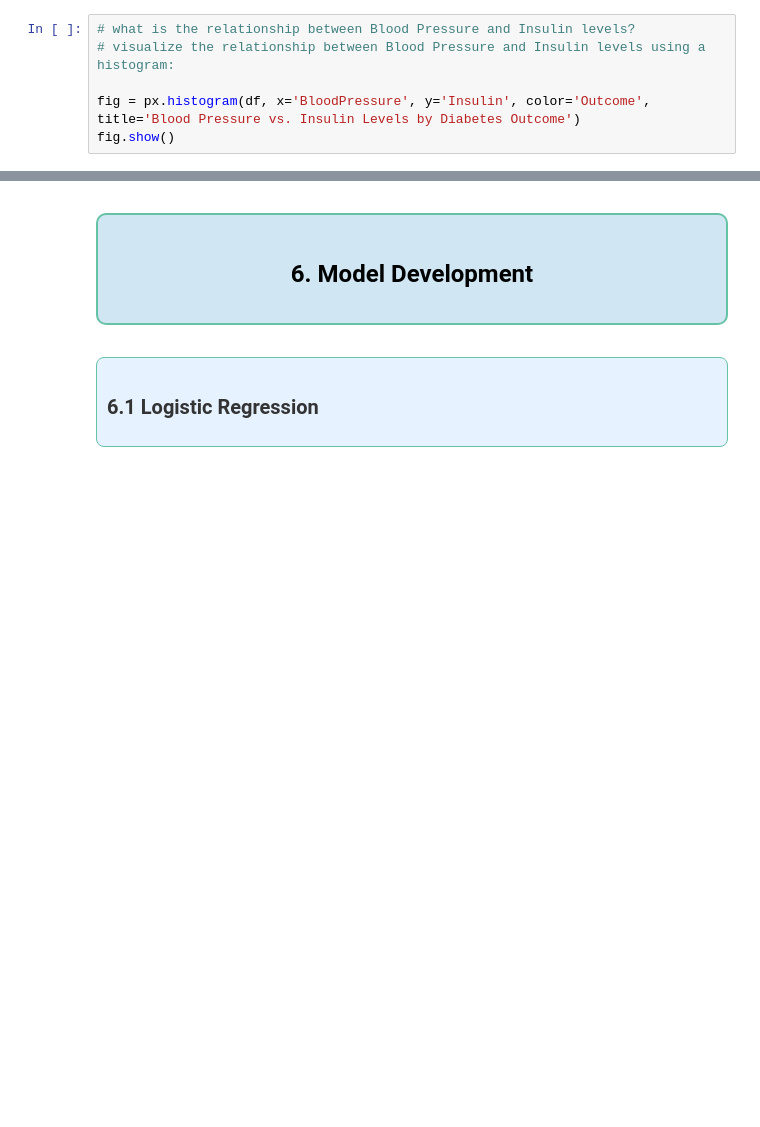
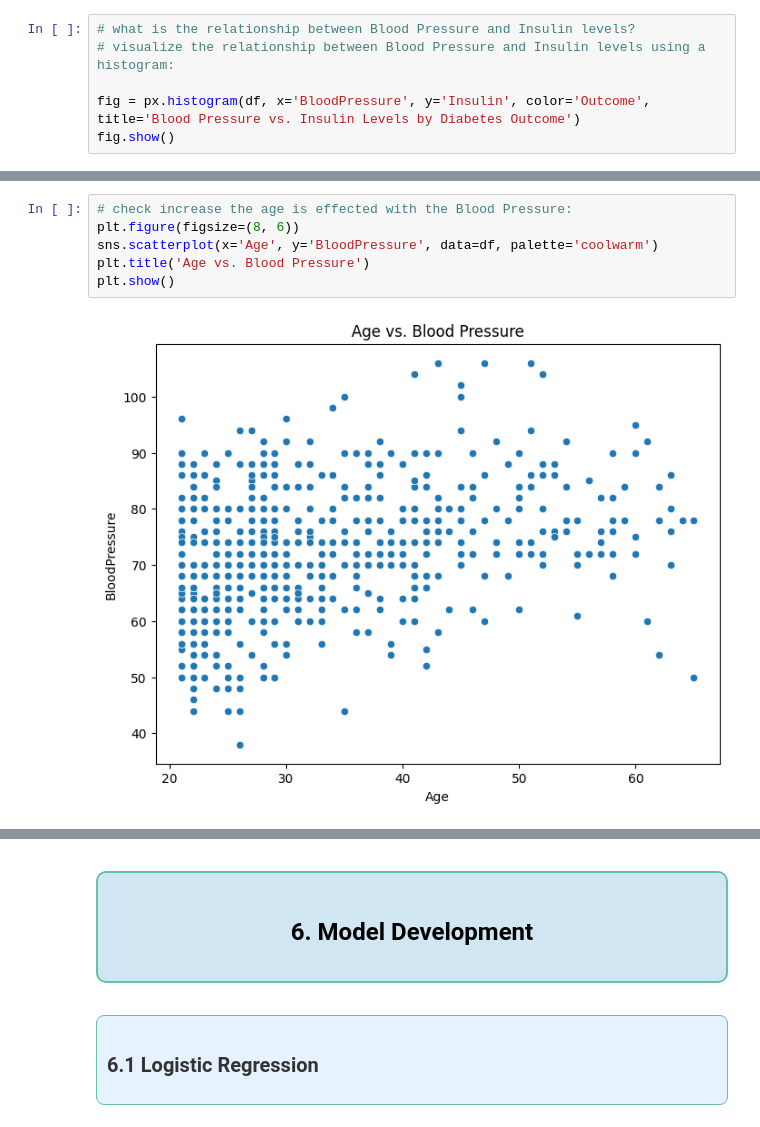
Before and after one commit to misbahkhattak718-pixel/Mentorship-Program--Devsil, a Jupyter notebook: Weekly Mini Projects/week 5/Diabetes_dataset_containing_patient_Health_indicators.ipynb, the cells around one changed output, grey strips where cells are left out. Drawn from its saved outputs; the diff is of its cells as text; blank space fills up the shorter version.

```diff
--- a/Weekly Mini Projects/week 5/Diabetes_dataset_containing_patient_Health_indicators.ipynb
+++ b/Weekly Mini Projects/week 5/Diabetes_dataset_containing_patient_Health_indicators.ipynb
@@ -912,0 +906,8 @@ fig.show()
+# %%
+# check increase the age is effected with the Blood Pressure:
+plt.figure(figsize=(8, 6))
+sns.scatterplot(x='Age', y='BloodPressure', data=df, palette='coolwarm')
+plt.title('Age vs. Blood Pressure')
+plt.show()
+# %% [output]
+[figure, added]
```
Also changed, not shown: parts of 10 cells of this notebook.
